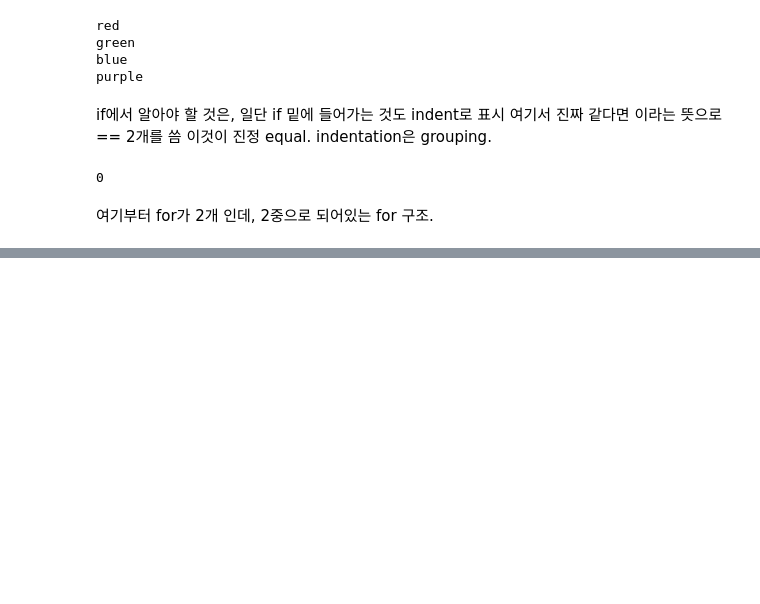
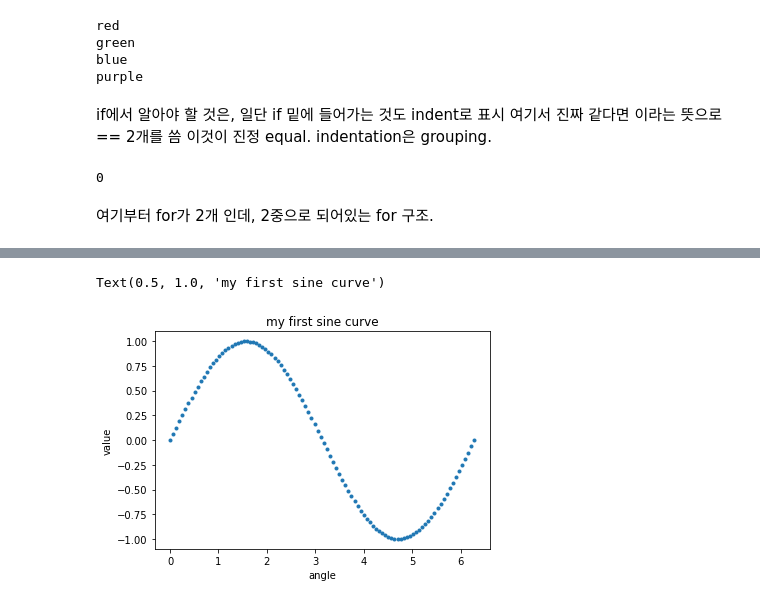
Before and after one commit to PJHSE/class2021Fall, a Jupyter notebook: 공부1.ipynb, the cells around one changed output, grey strips where cells are left out. Cells and saved outputs as stored; diff of their text form; code cells hidden in the pictures; blank space fills up the shorter version.

```diff
--- a/공부1.ipynb
+++ b/공부1.ipynb
@@ -112,0 +225,10 @@ b
+# %%
+theta = np.linspace(0, 2*np.pi, 100)
+s = np.sin(theta)
+plt.plot(theta, s, '.')
+plt.xlabel('angle')
+plt.ylabel('value')
+plt.title('my first sine curve')
+# %% [output]
+Text(0.5, 1.0, 'my first sine curve')
+[figure, added]
```
Also changed, not shown: parts of 58 cells of this notebook.
